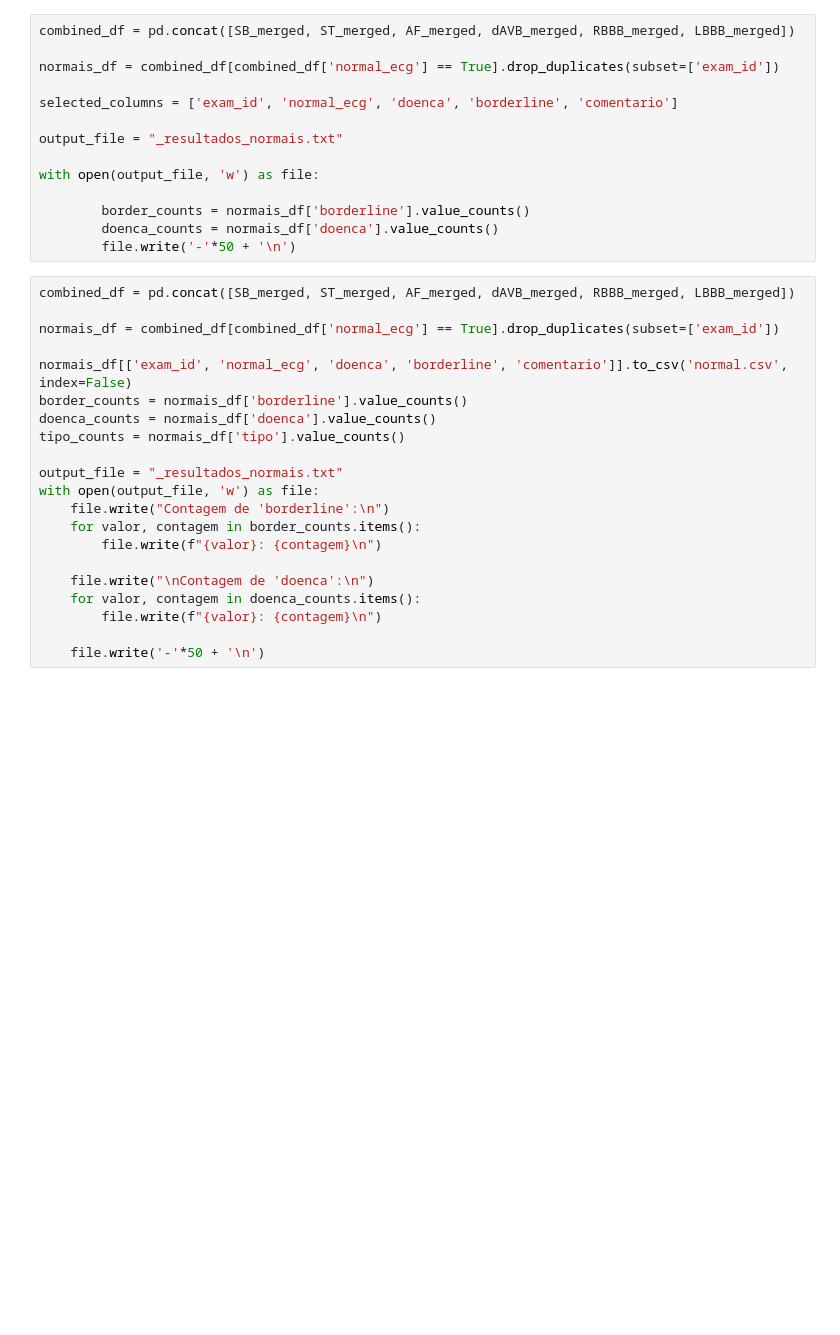
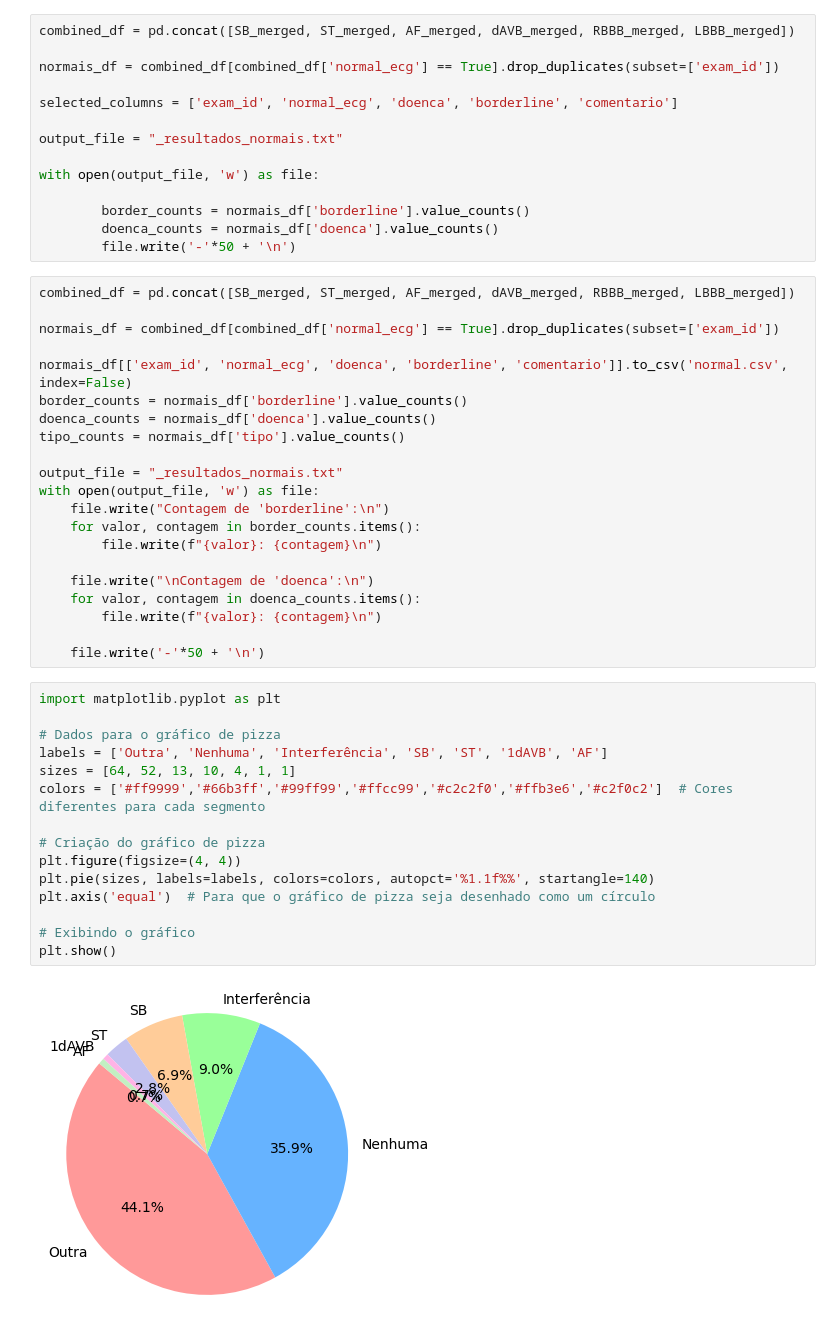
Before and after one commit to pedrobacelar28/Clustering-Paper, a Jupyter notebook: Projeto/Geração das Amostras/resultados/_analisar_resultados.ipynb, the cells around one changed output. Saved outputs shown, nothing was run; the diff lists cells and outputs as text; blank space fills up the shorter version.

```diff
--- a/Projeto/Geração das Amostras/resultados/_analisar_resultados.ipynb
+++ b/Projeto/Geração das Amostras/resultados/_analisar_resultados.ipynb
@@ -128,3 +125,20 @@ with open(output_file, 'w') as file:
         file.write(f"{valor}: {contagem}\n")
 
     file.write('-'*50 + '\n')
+# %%
+import matplotlib.pyplot as plt
+
+# Dados para o gráfico de pizza
+labels = ['Outra', 'Nenhuma', 'Interferência', 'SB', 'ST', '1dAVB', 'AF']
+sizes = [64, 52, 13, 10, 4, 1, 1]
+colors = ['#ff9999','#66b3ff','#99ff99','#ffcc99','#c2c2f0','#ffb3e6','#c2f0c2']  # Cores diferentes para cada segmento
+
+# Criação do gráfico de pizza
+plt.figure(figsize=(4, 4))
+plt.pie(sizes, labels=labels, colors=colors, autopct='%1.1f%%', startangle=140)
+plt.axis('equal')  # Para que o gráfico de pizza seja desenhado como um círculo
+
+# Exibindo o gráfico
+plt.show()
+# %% [output]
+[figure, added]
```
Also changed, not shown: parts of 2 cells of this notebook, 12 other files.
